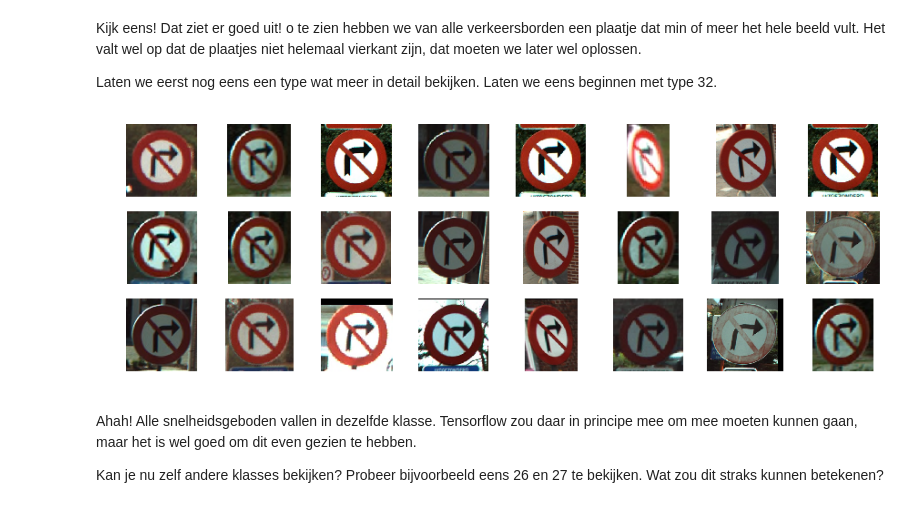
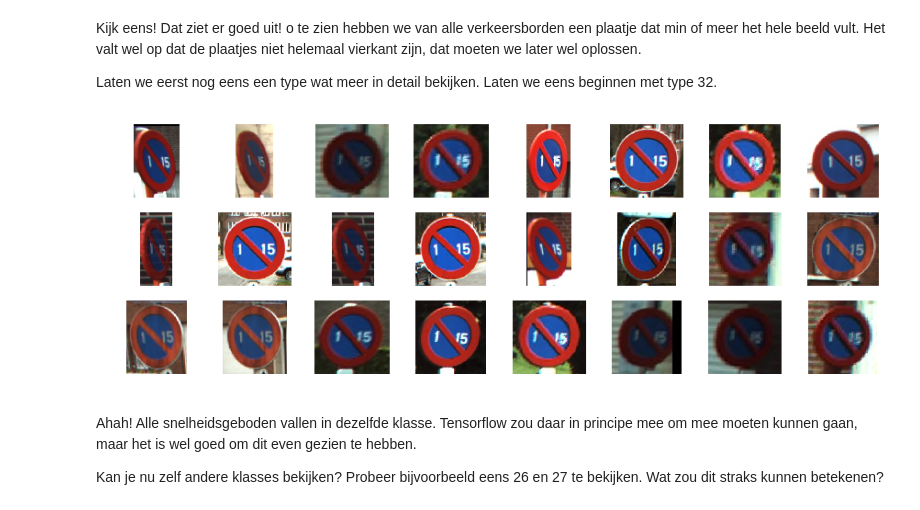
Before and after one commit to laurasels/traffic-signs-tensorflow, a Jupyter notebook: 1) Verkeersborden classificeren.ipynb, the cells around one changed output. Drawn from its saved outputs; the diff is of its cells as text; code cells hidden in the pictures.

```diff
--- a/1) Verkeersborden classificeren.ipynb
+++ b/1) Verkeersborden classificeren.ipynb
@@ -119,22 +119,22 @@ Laten we eerst nog eens een type wat meer in detail bekijken. Laten we eens begi
 # %%
 def display_label_images(images, label):
     """Display images of a specific label."""
     limit = 24  # show a max of 24 images
     plt.figure(figsize=(15, 5))
     i = 1
 
     start = labels.index(label)
     end = start + labels.count(label)
     for image in images[start:end][:limit]:
         plt.subplot(3, 8, i)  # 3 rows, 8 per row
         plt.axis('off')
         i += 1
         plt.imshow(image)
     plt.show()
 
-display_label_images(images, 30)
+display_label_images(images, 42)
 # %% [output]
-[figure, old version]
+[figure, new version]
 # %% [markdown]
 Ahah! Alle snelheidsgeboden vallen in dezelfde klasse. Tensorflow zou daar in principe mee om mee moeten kunnen gaan, maar het is wel goed om dit even gezien te hebben.
 
```
Also changed, not shown: parts of 1 cell of this notebook, 2 other files.
